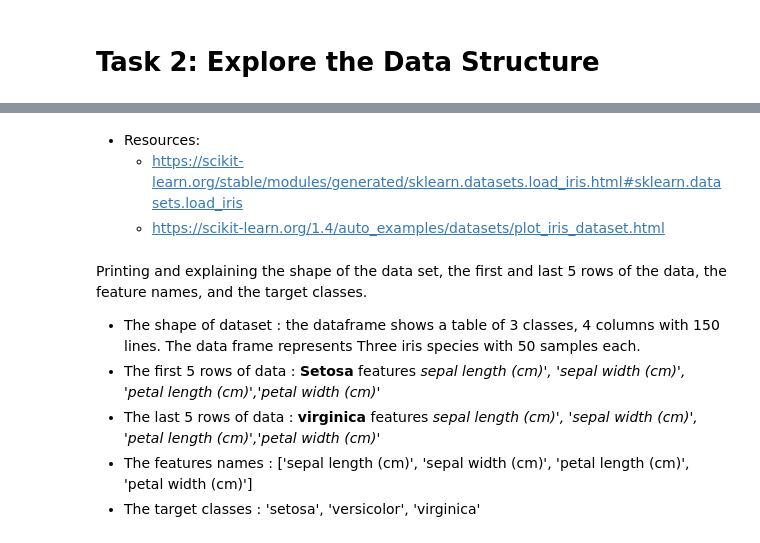
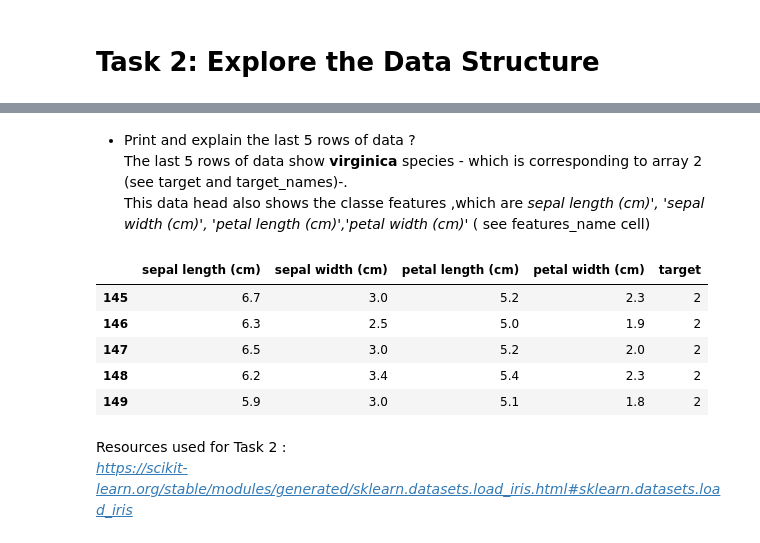
Before and after one commit to Maroua-El-Imame/principles_of_data_analytics, a Jupyter notebook: tasks.ipynb, the cells around one changed output, grey strips where cells are left out. Drawn from its saved outputs; the diff is of its cells as text; code cells hidden in the pictures.

```diff
--- a/tasks.ipynb
+++ b/tasks.ipynb
@@ -27,12 +112,17 @@ data = skl.datasets.load_iris()
+# %% [markdown]
+- Print and explain the last 5 rows of data ?
+    The last 5 rows of data show **virginica** species -  which is corresponding to array 2 (see target and target_names)-.
+    This data head also shows the classe features ,which are *sepal length (cm)', 'sepal width (cm)', 'petal length (cm)','petal width (cm)'* ( see features_name cell)
+# %%
+# the last 5 rows of dataset
+df.tail()
+# %% [output]
+|  | sepal length (cm) | sepal width (cm) | petal length (cm) | petal width (cm) | target |
+| 145 | 6.7 | 3.0 | 5.2 | 2.3 | 2 |
+| 146 | 6.3 | 2.5 | 5.0 | 1.9 | 2 |
+| 147 | 6.5 | 3.0 | 5.2 | 2.0 | 2 |
+| 148 | 6.2 | 3.4 | 5.4 | 2.3 | 2 |
+| 149 | 5.9 | 3.0 | 5.1 | 1.8 | 2 |
 # %% [markdown]
-* Resources:
-    - https://scikit-learn.org/stable/modules/generated/sklearn.datasets.load_iris.html#sklearn.datasets.load_iris
-    - https://scikit-learn.org/1.4/auto_examples/datasets/plot_iris_dataset.html
+Resources used for Task 2 :
+*https://scikit-learn.org/stable/modules/generated/sklearn.datasets.load_iris.html#sklearn.datasets.load_iris*
-# %% [markdown]
-Printing and explaining the shape of the data set, the first and last 5 rows of the data, the feature names, and the target classes.
-
-* The shape of dataset      : the dataframe shows a table of 3 classes, 4 columns with 150 lines. The data frame represents Three iris species with 50 samples each.
-* The first 5 rows of data  : **Setosa** features *sepal length (cm)', 'sepal width (cm)', 'petal length (cm)','petal width (cm)'*
-* The last 5 rows of data   : **virginica** features *sepal length (cm)', 'sepal width (cm)', 'petal length (cm)','petal width (cm)'*
-* The features names        : ['sepal length (cm)', 'sepal width (cm)', 'petal length (cm)', 'petal width (cm)']
-* The target classes        : 'setosa', 'versicolor', 'virginica'
```
Also changed, not shown: parts of 36 cells of this notebook.
